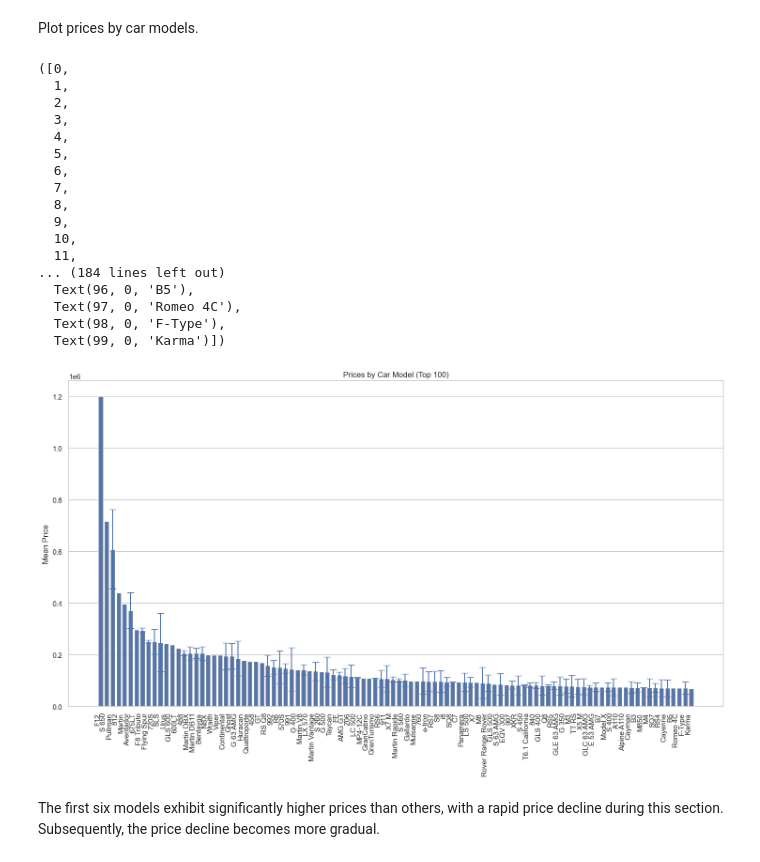
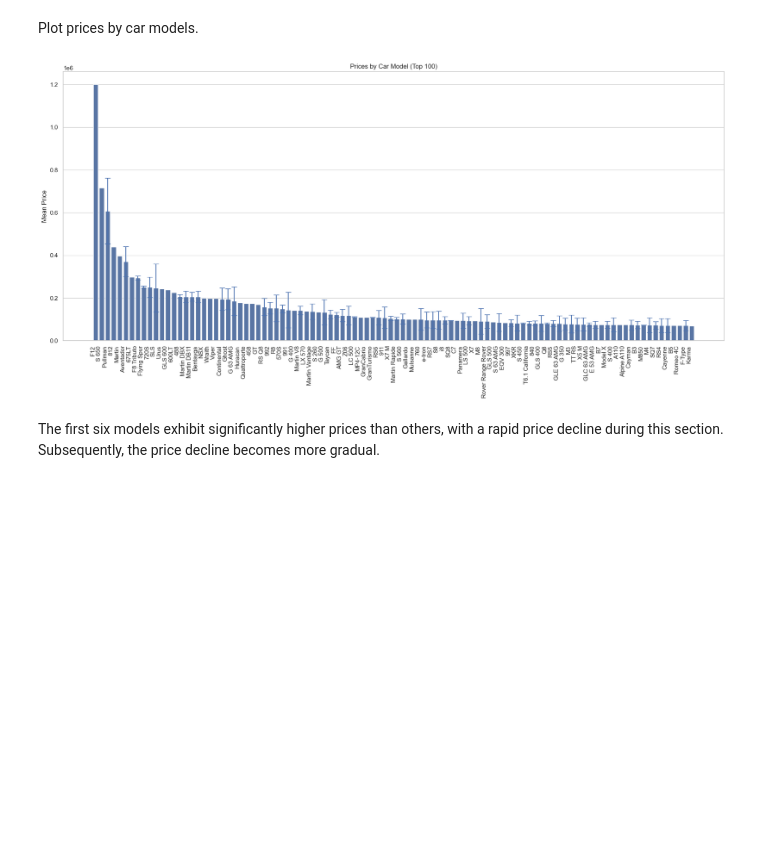
Before and after one commit to JAlbertOfficial/autoscout24-car-price-prediction, a Jupyter notebook: notebooks/1.0-ja-initial-data-exploration.ipynb, the cells around one changed output. Cells and saved outputs as stored; diff of their text form; code cells hidden in the pictures; blank space fills up the shorter version.

```diff
--- a/notebooks/1.0-ja-initial-data-exploration.ipynb
+++ b/notebooks/1.0-ja-initial-data-exploration.ipynb
@@ -329,48 +317,36 @@ Plot prices by car models.
 # %%
 # Calculate mean price and standard deviation for each model
 model_mean_price = df_raw.groupby("model")['price'].mean()
 model_std_price = df_raw.groupby("model")['price'].std()
 
 # Combine mean price and standard deviation into a DataFrame
 model_price_stats = pd.concat([model_mean_price, model_std_price], axis=1)
 model_price_stats.columns = ['Mean Price', 'Standard Deviation']
 
 # Sort DataFrame by mean price in descending order
 model_price_stats = model_price_stats.sort_values(by='Mean Price', ascending=False).head(100)
 
 # Set up the matplotlib figure
 plt.figure(figsize=(18, 9))
 
 # Create a barplot for mean price
 sns.barplot(x=model_price_stats.index, y=model_price_stats['Mean Price'])
 
 # Plot error bars for standard deviation
 plt.errorbar(x=model_price_stats.index, y=model_price_stats['Mean Price'], yerr=model_price_stats['Standard Deviation'], fmt='none', capsize=5)
 
 # Customize the plot
 plt.xlabel('')
 plt.ylabel('Mean Price')
 plt.title(f'Prices by Car Model (Top 100)')
 plt.xticks(rotation=90, ha='right')
+
+# Show the plot for the current variable
+plt.savefig('../reports/figures/prices_by_model.png')
+plt.tight_layout()
+plt.show()
 # %% [output]
-([0,
-  1,
-  2,
-  3,
-  4,
-  5,
-  6,
-  7,
-  8,
-  9,
-  10,
-  11,
-... (184 lines left out)
-  Text(96, 0, 'B5'),
-  Text(97, 0, 'Romeo 4C'),
-  Text(98, 0, 'F-Type'),
-  Text(99, 0, 'Karma')])
-[figure, old version]
+[figure, new version]
 # %% [markdown]
 The first six models exhibit significantly higher prices than others, with a rapid price decline during this section. Subsequently, the price decline becomes more gradual.
 # %% [markdown]
```
Also changed, not shown: parts of 4 cells of this notebook, 5 other files.
